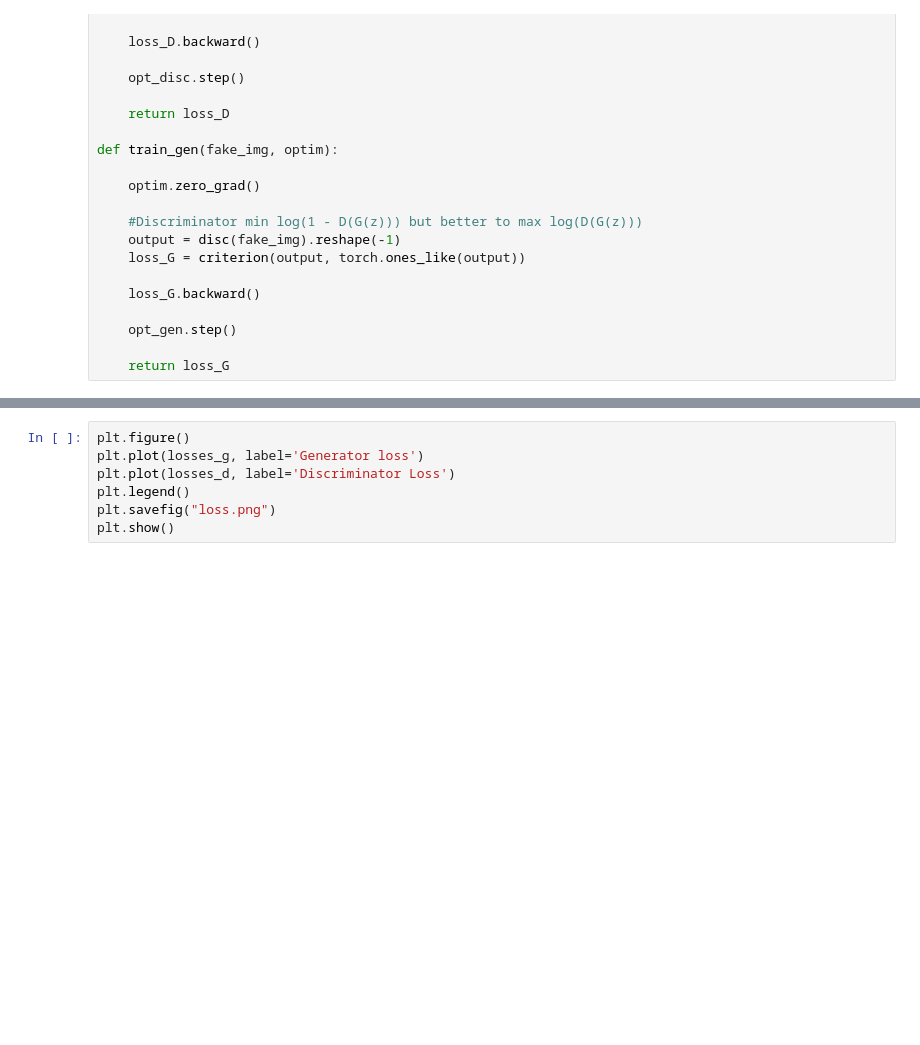
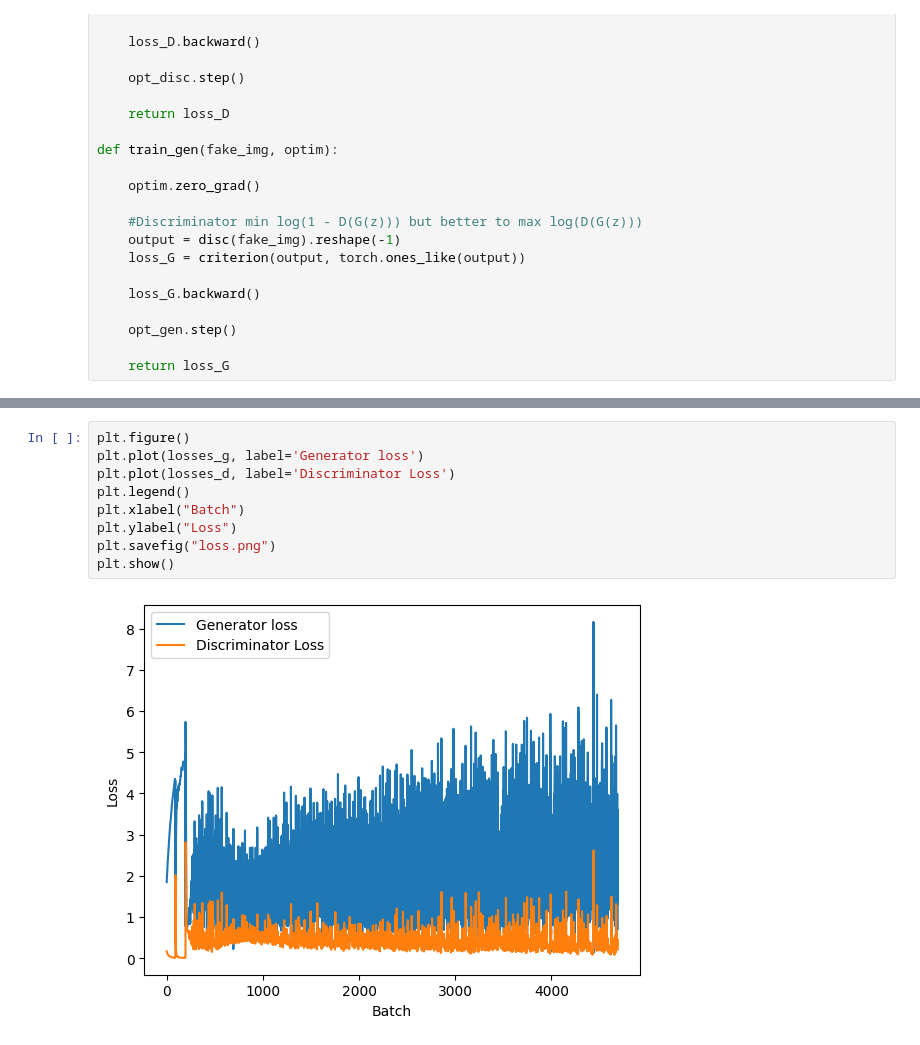
Before and after one commit to kaiju8/GANs-Implemented, a Jupyter notebook: DCGANs.ipynb, the cells around one changed output, grey strips where cells are left out. Cells and saved outputs as stored; diff of their text form; blank space fills up the shorter version.

```diff
--- a/DCGANs.ipynb
+++ b/DCGANs.ipynb
@@ -226,7 +287,11 @@ save_image(interpolation_img, "interpolation.png")
 # %%
 plt.figure()
 plt.plot(losses_g, label='Generator loss')
 plt.plot(losses_d, label='Discriminator Loss')
 plt.legend()
+plt.xlabel("Batch")
+plt.ylabel("Loss")
 plt.savefig("loss.png")
 plt.show()
+# %% [output]
+[figure, added]
```
Also changed, not shown: parts of 8 cells of this notebook.
